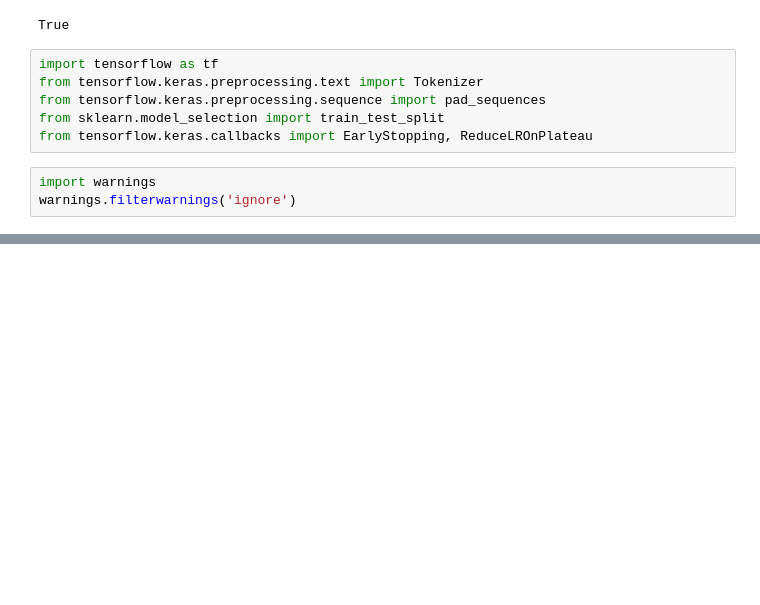
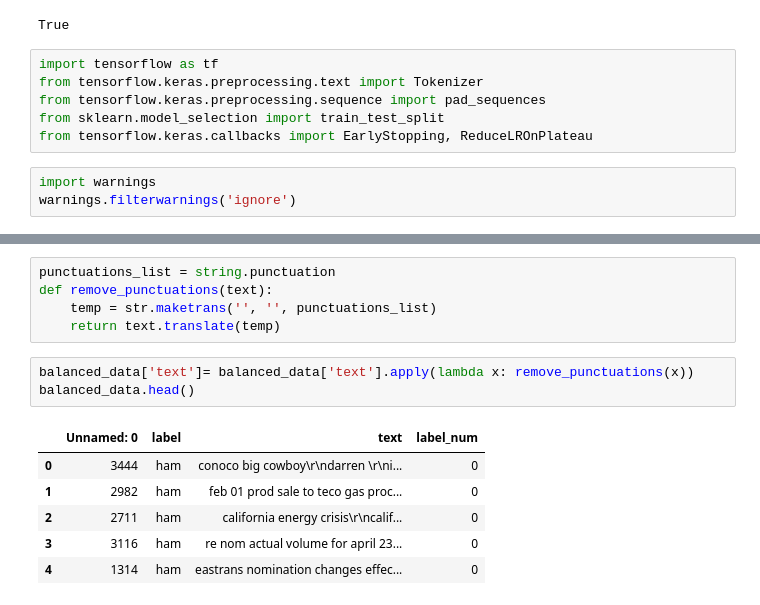
Before and after one commit to ftokarek/Email-Spam-Detection-ML, a Jupyter notebook: notebook/notebook.ipynb, the cells around one changed output, grey strips where cells are left out. Cells and saved outputs as stored; diff of their text form; blank space fills up the shorter version.

```diff
--- a/notebook/notebook.ipynb
+++ b/notebook/notebook.ipynb
@@ -30,0 +69,15 @@ FileNotFoundError: [Errno 2] No such file or directory: '../spam_ham_dataset.csv
+# %%
+punctuations_list = string.punctuation
+def remove_punctuations(text):
+    temp = str.maketrans('', '', punctuations_list)
+    return text.translate(temp)
+# %%
+balanced_data['text']= balanced_data['text'].apply(lambda x: remove_punctuations(x))
+balanced_data.head()
+# %% [output]
+|  | Unnamed: 0 | label | text | label_num |
+| 0 | 3444 | ham | conoco big cowboy\r\ndarren \r\ni... | 0 |
+| 1 | 2982 | ham | feb 01 prod sale to teco gas proc... | 0 |
+| 2 | 2711 | ham | california energy crisis\r\ncalif... | 0 |
+| 3 | 3116 | ham | re nom actual volume for april 23... | 0 |
+| 4 | 1314 | ham | eastrans nomination changes effec... | 0 |
```
Also changed, not shown: parts of 8 cells of this notebook.
